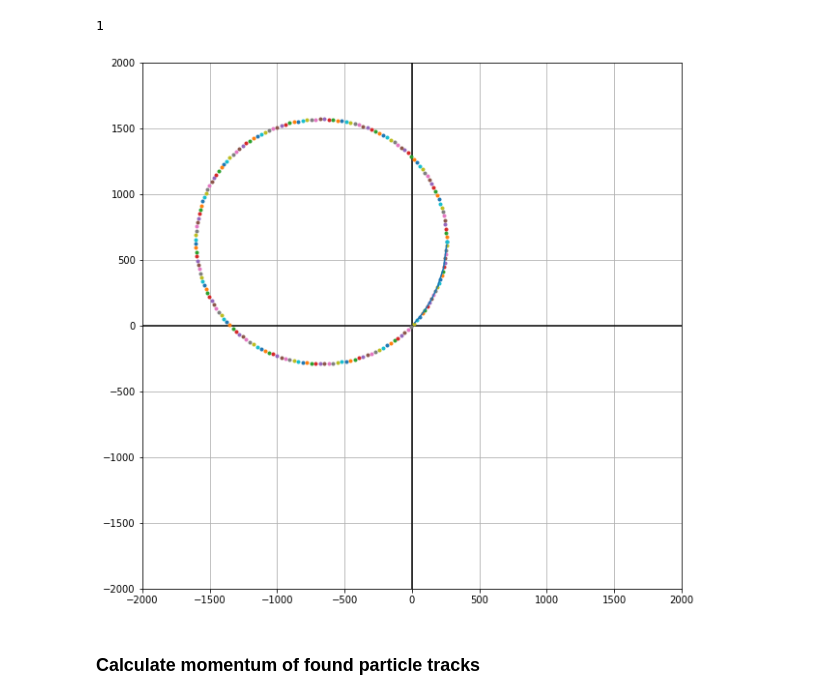
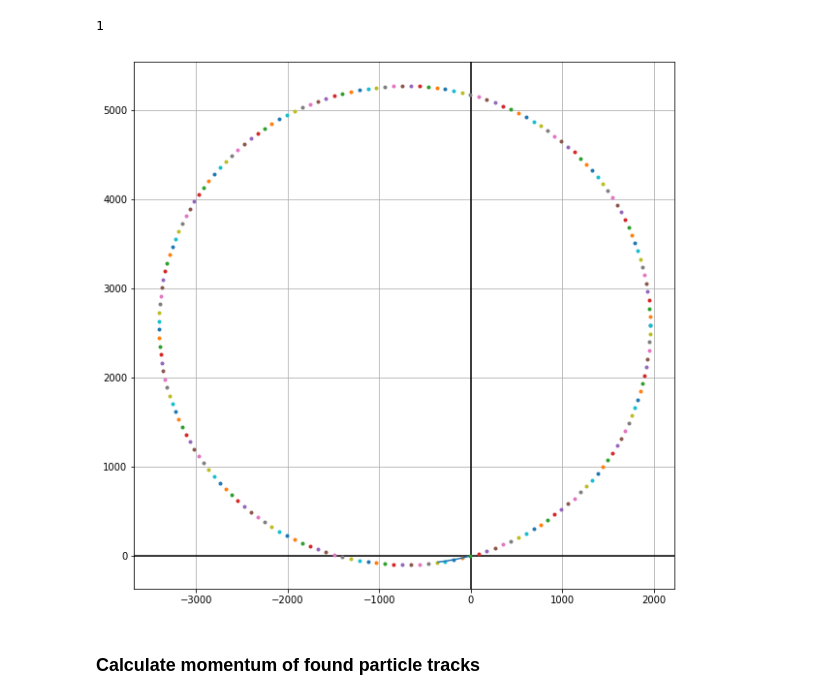
Before and after one commit to MaxHolmberg96/track-estimation-ML, a Jupyter notebook: houghTransform.ipynb, the cells around one changed output. Drawn from its saved outputs; the diff is of its cells as text; code cells hidden in the pictures.

Commit message:
bins sizes of (720, 720) seem to work well when estimating the traversal momentum, that is the magnitude of the momentum vector in two dimensions x, y

```diff
--- a/houghTransform.ipynb
+++ b/houghTransform.ipynb
@@ -44,7 +39,8 @@ plt.figure(figsize=(10,10))
 ax = plt.axes()
 # Separate the tracks
 tracks = selected_truth.particle_id.unique()[1::100]
-tracks = [tracks[44]]
+#tracks = [tracks[i] for i in range(30, 31)]
+tracks = [tracks[35]]
 print(len(selected_truth.particle_id.unique()))
 print(len(tracks))
 for track in tracks:
@@ -147,22 +143,12 @@ minRho = -maxRho
 minTheta = 0
 maxTheta = pi - 10**-10
 # Best values seem to be 250 and 360 respectively
-nrBinsRho = 360
-nrBinsTheta = 360
+nrBinsRho = 720 #360
+nrBinsTheta = 720 #360
 
 accumulator, maxRho, minRho, nrBinsRho, nrBinsTheta, thetas = createHoughSpace(allTrackPoints, minRho, maxRho, minTheta, maxTheta, nrBinsRho, nrBinsTheta)
 
 
-#maxRho = max([np.linalg.norm(p) for p in allTrackPoints])
-#minRho = -maxRho
-# -pi / 2 -> pi / 2 works best
-#minTheta = -pi / 2 + 10**-5
-#maxTheta = pi / 2
-# Best values seem to be 250 and 360 respectively
-#nrBinsRho = 250
-#nrBinsTheta = 360
-
-#accumulator, maxRho, minRho, nrBinsRho, nrBinsTheta, thetas = createHoughSpace(allTrackPoints, minRho, maxRho, minTheta, maxTheta, nrBinsRho, nrBinsTheta)
 plt.figure(figsize=(15, 15))
 ax = plt.axes()
 ax.matshow(accumulator)
@@ -173,12 +159,12 @@ plt.show()
 ### Visualize the Hough space
 # %%
 #visualizeHoughSpace3D(accumulator, minRho, maxRho, minTheta, maxTheta, nrBinsRho, nrBinsTheta)
-threshhold = int(averageNumberHits) # Super dependent on this
+threshhold = int(averageNumberHits) - 1 # Super dependent on this
 maxPoints = findMaxValues(accumulator, nrBinsRho, nrBinsTheta, threshhold)
 print(maxPoints)
 #print(maxPoints)
 maxIndex = np.unravel_index(np.argmax(accumulator), accumulator.shape)
 print(maxIndex)
-print(accumulator[maxIndex[0], maxIndex[1]+1])
+print(accumulator[maxIndex[0], maxIndex[1]])
 #print(nMax)
 # %% [output]
@@ -249,36 +235,36 @@ ax = plt.axes()
 ax.grid(True, which='both')
 ax.axhline(y=0, color='k')
 ax.axvline(x=0, color='k')
 zoom = 2000
-ax.set_xlim(-zoom, zoom)
-ax.set_ylim(-zoom, zoom)
+#ax.set_xlim(-zoom, zoom)
+#ax.set_ylim(-zoom, zoom)
 for circle in circles:
     if circle[0] == -1 and circle[1] == -1 and circle[2] == -1:
         continue
     yCircle = []
     for t in np.linspace(0, pi * 2, 180):
         yCircle.append(circleFunction(circle[0], circle[1], circle[2], t))
 
     for circlePoint in yCircle:
         ax.plot(circlePoint[0], circlePoint[1], '.')
 
 
 
 # Separate the tracks
 #tracks = selected_truth.particle_id.unique()[1::500]
 for track in tracks:
     # A value of 0 means that the hit did not originate
     # from a reconstructible particle, but e.g. from detector noise.
     if track == 0:
         continue
     t = selected_truth[selected_truth.particle_id == track]
     ax.plot(t.tx, t.ty)
 
 
 plt.savefig("reconstruct.png")
 plt.show()
 # %% [output]
-[figure, old version]
+[figure, new version]
 # %% [markdown]
 ### Calculate momentum of found particle tracks
 # %%
```
Also changed, not shown: parts of 11 cells of this notebook, 2 other files.
